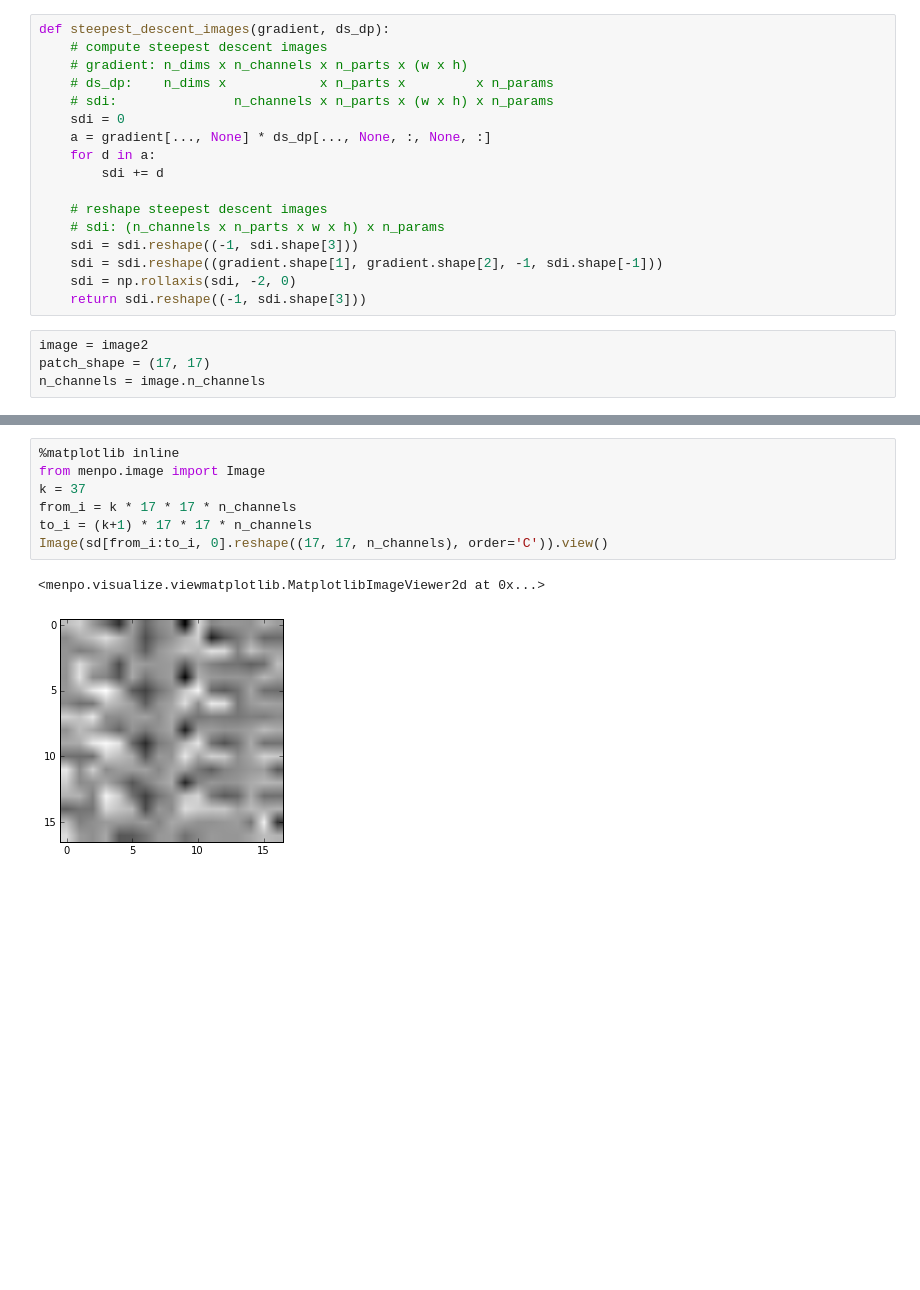
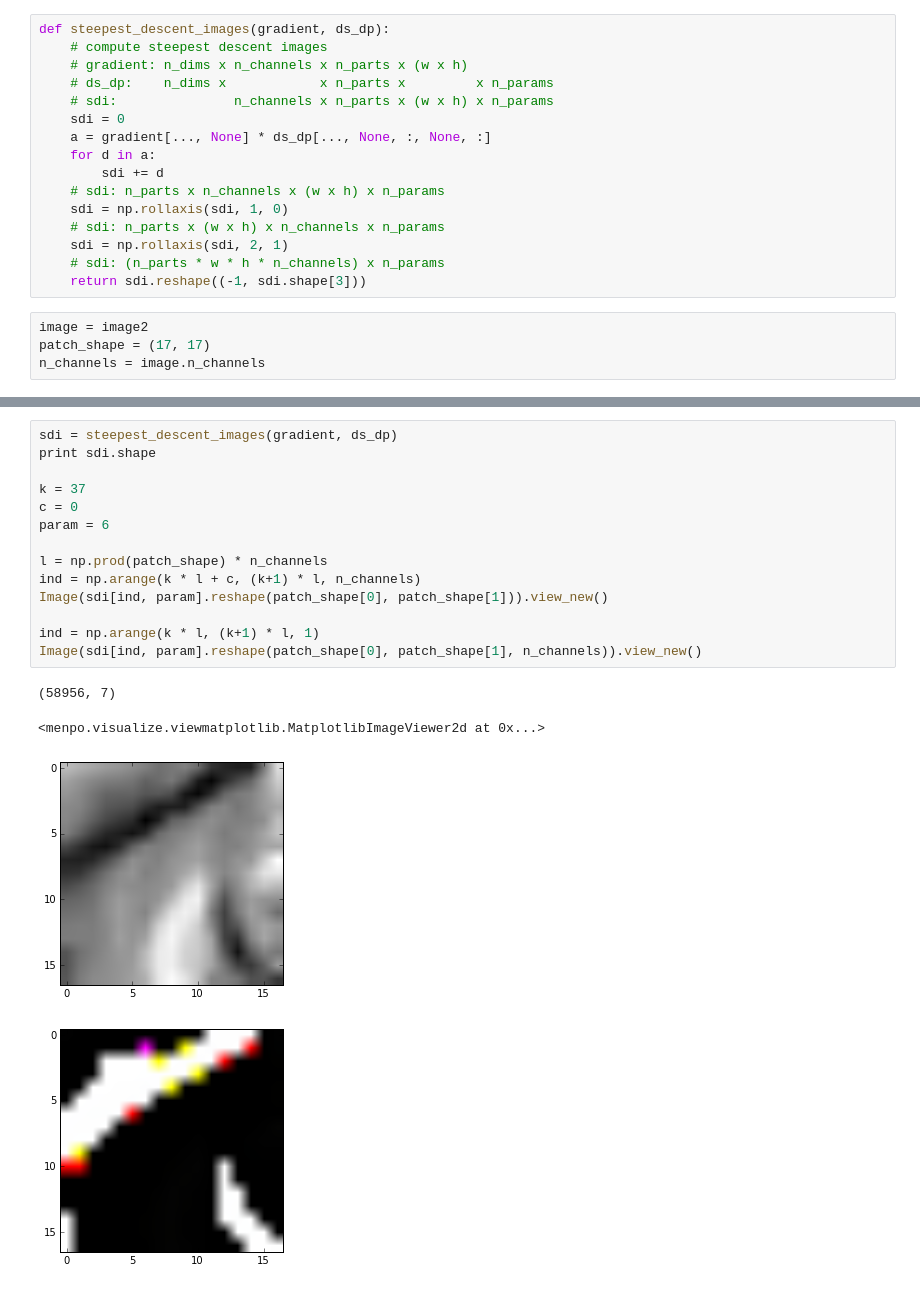
Before and after one commit to nontas/antonakoscvpr2015, a Jupyter notebook: steepest descent.ipynb, the cells around one changed output, grey strips where cells are left out. Saved outputs shown, nothing was run; the diff lists cells and outputs as text; blank space fills up the shorter version.

```diff
--- a/steepest descent.ipynb
+++ b/steepest descent.ipynb
@@ -123,12 +124,11 @@ def steepest_descent_images(gradient, ds_dp):
     a = gradient[..., None] * ds_dp[..., None, :, None, :]
     for d in a:
         sdi += d
-
-    # reshape steepest descent images
-    # sdi: (n_channels x n_parts x w x h) x n_params
-    sdi = sdi.reshape((-1, sdi.shape[3]))
-    sdi = sdi.reshape((gradient.shape[1], gradient.shape[2], -1, sdi.shape[-1]))
-    sdi = np.rollaxis(sdi, -2, 0)
+    # sdi: n_parts x n_channels x (w x h) x n_params
+    sdi = np.rollaxis(sdi, 1, 0)
+    # sdi: n_parts x (w x h) x n_channels x n_params
+    sdi = np.rollaxis(sdi, 2, 1)
+    # sdi: (n_parts * w * h * n_channels) x n_params
     return sdi.reshape((-1, sdi.shape[3]))
 # %%
 image = image2
@@ -197,10 +169,19 @@ Image(sdi[from_i:to_i, 0].reshape(patch_shape[0], patch_shape[1], n_channels)).v
-# %%
-%matplotlib inline
-from menpo.image import Image
-k = 37
-from_i = k * 17 * 17 * n_channels
-to_i = (k+1) * 17 * 17 * n_channels
-Image(sd[from_i:to_i, 0].reshape((17, 17, n_channels), order='C')).view()
-# %% [output]
-<menpo.visualize.viewmatplotlib.MatplotlibImageViewer2d at 0x...>
-[figure, removed]
+# %%
+sdi = steepest_descent_images(gradient, ds_dp)
+print sdi.shape
+
+k = 37
+c = 0
+param = 6
+
+l = np.prod(patch_shape) * n_channels
+ind = np.arange(k * l + c, (k+1) * l, n_channels)
+Image(sdi[ind, param].reshape(patch_shape[0], patch_shape[1])).view_new()
+
+ind = np.arange(k * l, (k+1) * l, 1)
+Image(sdi[ind, param].reshape(patch_shape[0], patch_shape[1], n_channels)).view_new()
+# %% [output]
+(58956, 7)
+<menpo.visualize.viewmatplotlib.MatplotlibImageViewer2d at 0x...>
+[figure, added]
+[figure, added]
```
Also changed, not shown: parts of 5 cells of this notebook, 6 other files.
